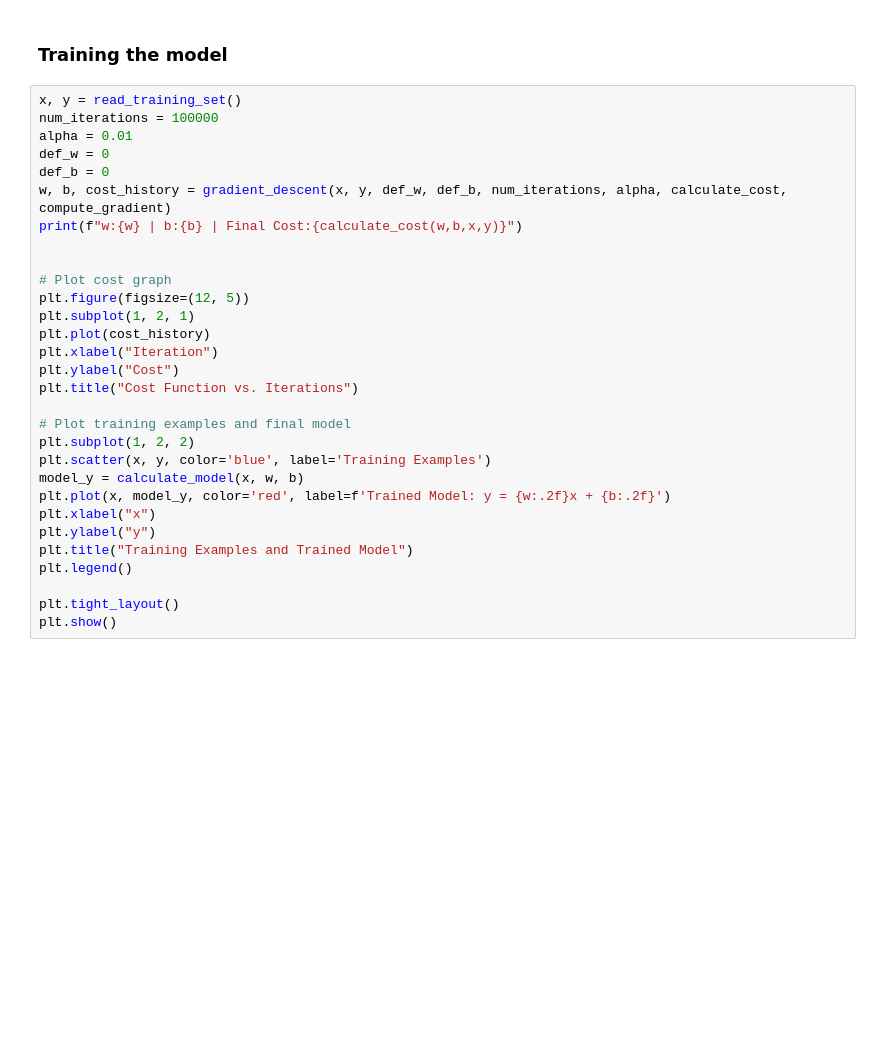
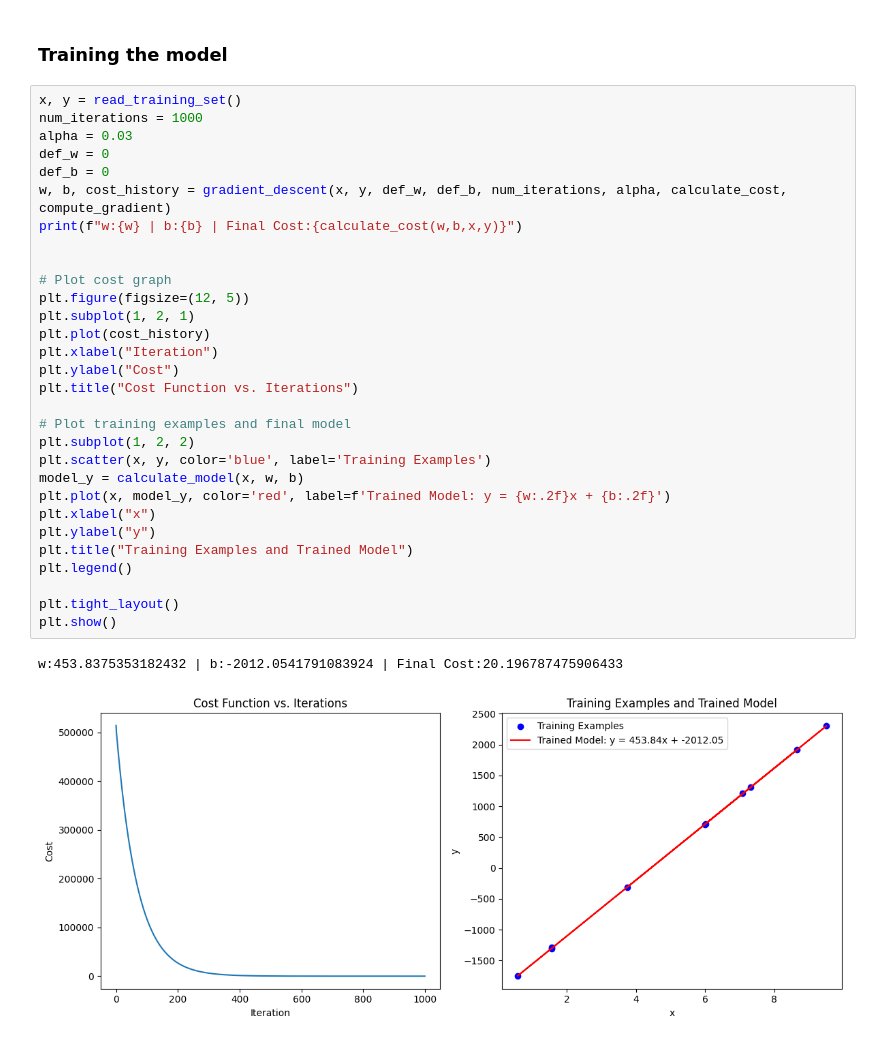
Before and after one commit to RedstPhillip/ML-Algorithms, a Jupyter notebook: linear-regression/LR_1Feature.ipynb, the cells around one changed output. Cells and saved outputs as stored; diff of their text form; blank space fills up the shorter version.

```diff
--- a/linear-regression/LR_1Feature.ipynb
+++ b/linear-regression/LR_1Feature.ipynb
@@ -65,31 +65,34 @@ def gradient_descent(x: np.array, y: np.array, w, b, num_iterations, alpha, cost
 ### Training the model
 # %%
 x, y = read_training_set()
-num_iterations = 100000
-alpha = 0.01
+num_iterations = 1000
+alpha = 0.03
 def_w = 0
 def_b = 0
 w, b, cost_history = gradient_descent(x, y, def_w, def_b, num_iterations, alpha, calculate_cost, compute_gradient)
 print(f"w:{w} | b:{b} | Final Cost:{calculate_cost(w,b,x,y)}")
 
 
 # Plot cost graph
 plt.figure(figsize=(12, 5))
 plt.subplot(1, 2, 1)
 plt.plot(cost_history)
 plt.xlabel("Iteration")
 plt.ylabel("Cost")
 plt.title("Cost Function vs. Iterations")
 
 # Plot training examples and final model
 plt.subplot(1, 2, 2)
 plt.scatter(x, y, color='blue', label='Training Examples')
 model_y = calculate_model(x, w, b)
 plt.plot(x, model_y, color='red', label=f'Trained Model: y = {w:.2f}x + {b:.2f}')
 plt.xlabel("x")
 plt.ylabel("y")
 plt.title("Training Examples and Trained Model")
 plt.legend()
 
 plt.tight_layout()
 plt.show()
+# %% [output]
+w:453.8375353182432 | b:-2012.0541791083924 | Final Cost:20.196787475906433
+[figure, added]
```
Also changed, not shown: 3 other files.
